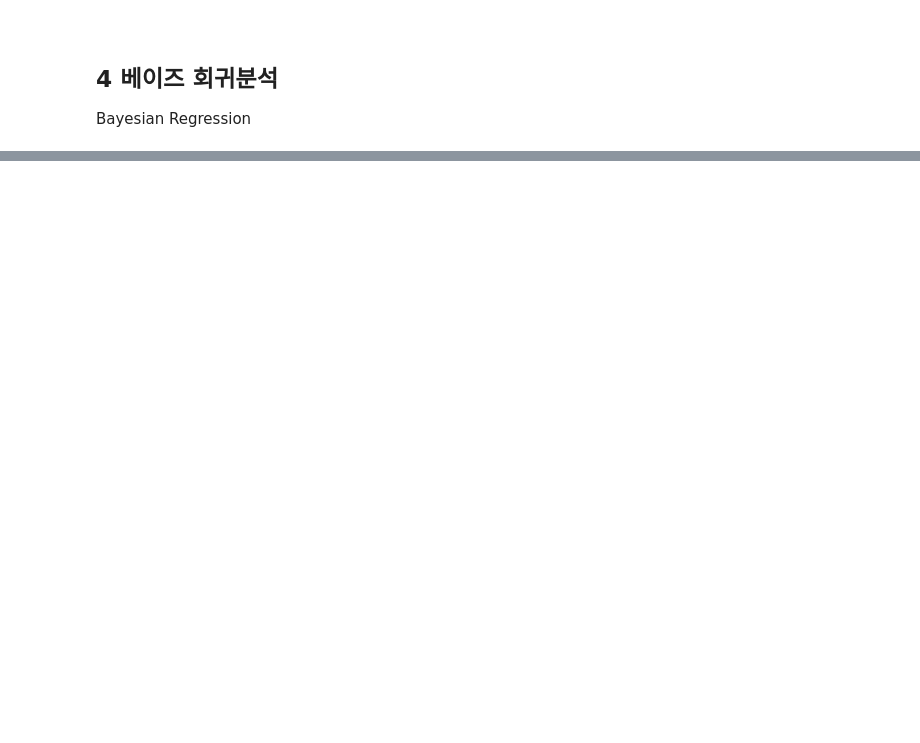
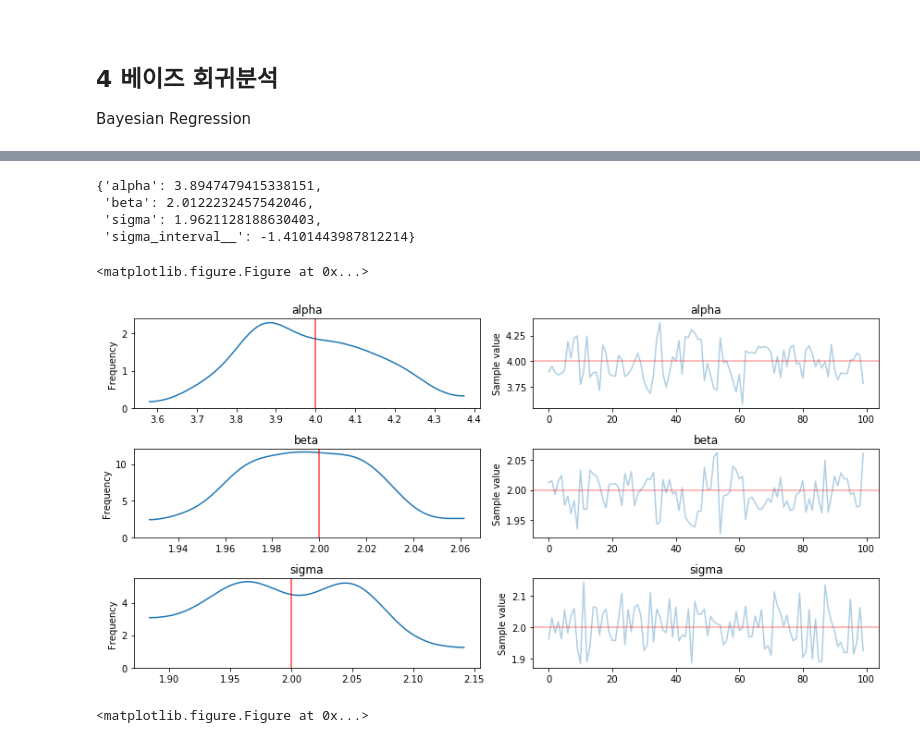
Before and after one commit to YongBeomKim/Finance, a Jupyter notebook: 08.Statistics.ipynb, the cells around one changed output, grey strips where cells are left out. Drawn from its saved outputs; the diff is of its cells as text; code cells hidden in the pictures; blank space fills up the shorter version.

```diff
--- a/08.Statistics.ipynb
+++ b/08.Statistics.ipynb
@@ -976,0 +1009,16 @@ Bayesian Regression
+# %%
+import pymc3 as pm
+# PyMC3는 with 구문으로 사용해야 한다
+
+with pm.Model() as model:
+    # 사전 확률 정의
+    alpha = pm.Normal('alpha', mu=0, sd=20)
+    beta = pm.Normal('beta', mu=0, sd=20)
+    sigma = pm.Uniform('sigma', lower=0, upper=10)
+    y_est = alpha + beta * x   # 선형 회귀선 정의
+    # 우도값 측정
+    likelihood = pm.Normal('y', mu = y_est, sd = sigma, observed = y)
+    start = pm.find_MAP()          # 추정과정
+    step = pm.NUTS(scaling = start)  # MCMC 샘플링 인스턴스를 생성
+    # NUTS 샘플링으로 100개 사후 샘플을 생성
+    trace = pm.sample(100, step, start = start, progressbar = False)
@@ -976,0 +1049,15 @@ Bayesian Regression
+# %%
+trace[0]
+# %% [output]
+{'alpha': 3.8947479415338151,
+ 'beta': 2.0122232457542046,
+ 'sigma': 1.9621128188630403,
+ 'sigma_interval__': -1.4101443987812214}
+# %%
+# alpha, beta, sigma 사후 샘플의 변화 추정값 시각화
+fig = pm.traceplot(trace, lines={'alpha': 4, 'beta': 2, 'sigma': 2})
+plt.figure(figsize=(8, 8))
+# %% [output]
+<matplotlib.figure.Figure at 0x...>
+[figure, added]
+<matplotlib.figure.Figure at 0x...>
```
Also changed, not shown: parts of 31 cells of this notebook.
